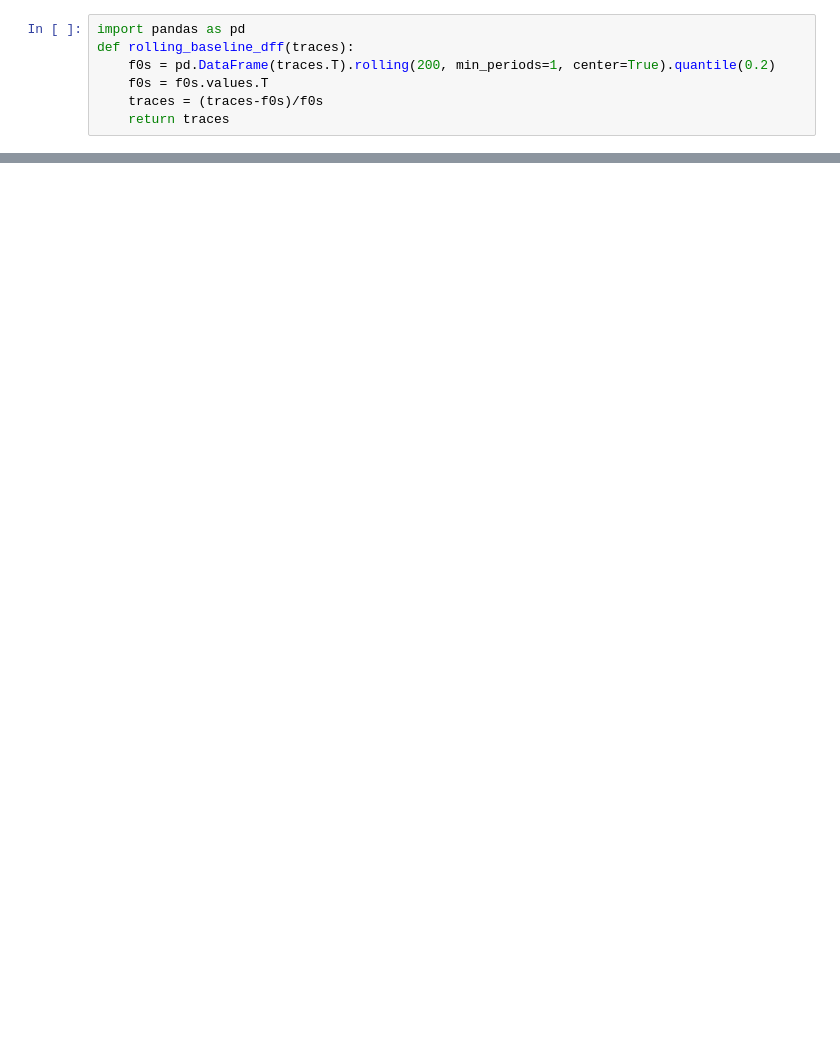
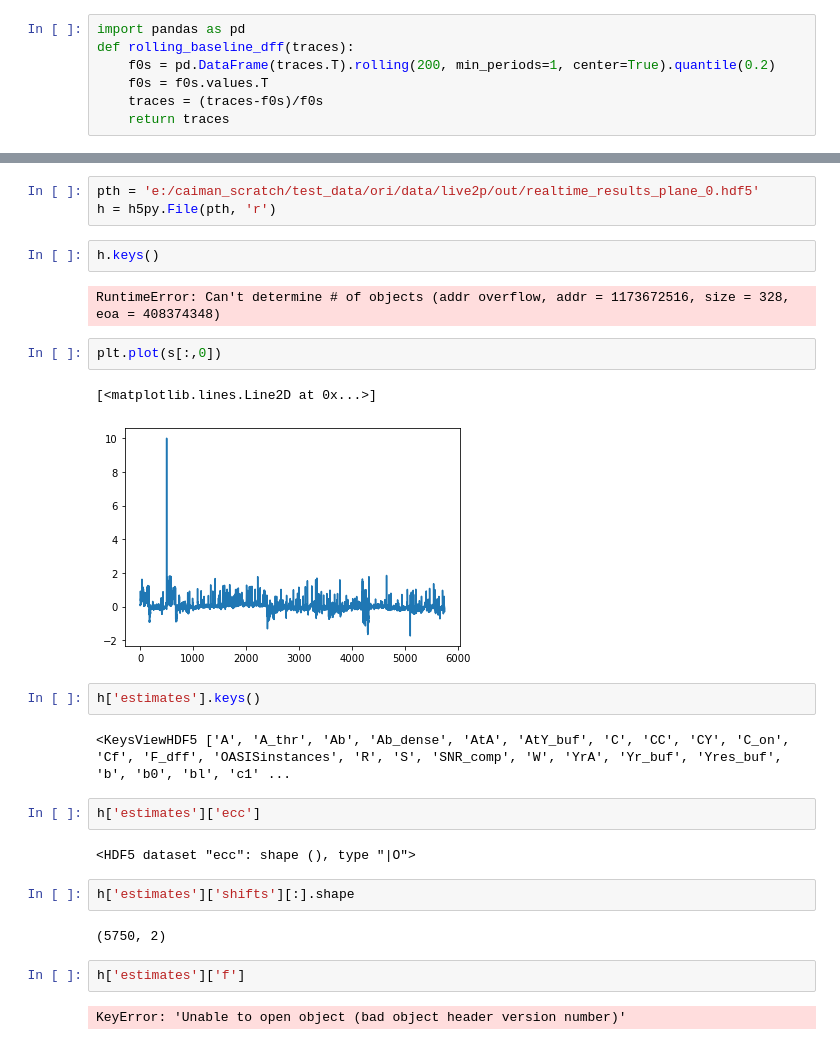
Before and after one commit to willyh101/live2p, a Jupyter notebook: notebooks/test_processing.ipynb, the cells around one changed output, grey strips where cells are left out. Drawn from its saved outputs; the diff is of its cells as text; blank space fills up the shorter version.

Commit message:
update tests 2

```diff
--- a/notebooks/test_processing.ipynb
+++ b/notebooks/test_processing.ipynb
@@ -84,0 +93,28 @@ ax.set_title('rolling zscore')
+# %%
+pth = 'e:/caiman_scratch/test_data/ori/data/live2p/out/realtime_results_plane_0.hdf5'
+h = h5py.File(pth, 'r')
+# %%
+h.keys()
+# %% [output]
+RuntimeError: Can't determine # of objects (addr overflow, addr = 1173672516, size = 328, eoa = 408374348)
+# %%
+plt.plot(s[:,0])
+# %% [output]
+[<matplotlib.lines.Line2D at 0x...>]
+[figure, added]
+# %%
+h['estimates'].keys()
+# %% [output]
+<KeysViewHDF5 ['A', 'A_thr', 'Ab', 'Ab_dense', 'AtA', 'AtY_buf', 'C', 'CC', 'CY', 'C_on', 'Cf', 'F_dff', 'OASISinstances', 'R', 'S', 'SNR_comp', 'W', 'YrA', 'Yr_buf', 'Yres_buf', 'b', 'b0', 'bl', 'c1' ...
+# %%
+h['estimates']['ecc']
+# %% [output]
+<HDF5 dataset "ecc": shape (), type "|O">
+# %%
+h['estimates']['shifts'][:].shape
+# %% [output]
+(5750, 2)
+# %%
+h['estimates']['f']
+# %% [output]
+KeyError: 'Unable to open object (bad object header version number)'
```
Also changed, not shown: parts of 3 cells of this notebook, 2 other files.
